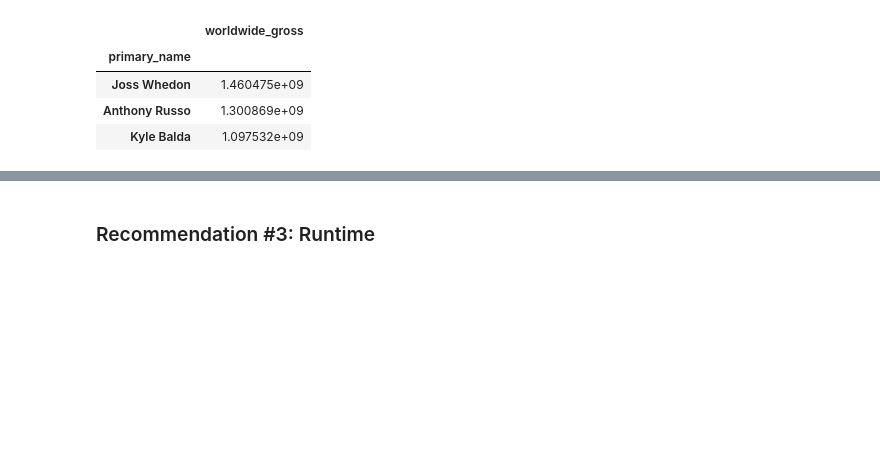
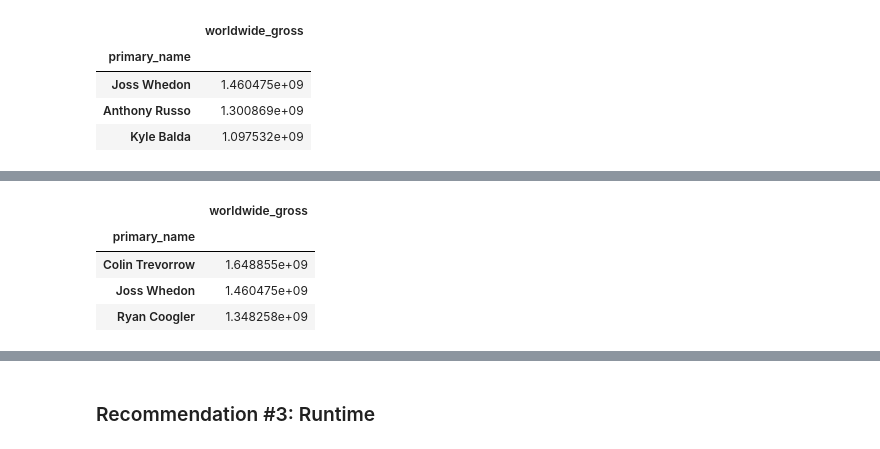
Before and after one commit to abwilliamss/AIAcademy-capstone, a Jupyter notebook: AI Academy Capstone Project.ipynb, the cells around one changed output, grey strips where cells are left out. Drawn from its saved outputs; the diff is of its cells as text; code cells hidden in the pictures; blank space fills up the shorter version.

```diff
--- a/AI Academy Capstone Project.ipynb
+++ b/AI Academy Capstone Project.ipynb
@@ -391,0 +408,10 @@ directors_profit.head(3)
+# %%
+adventure = final_direct[final_direct['genres'] == 'Adventure']
+directors_profit_adventure = adventure.groupby('primary_name').mean()['worldwide_gross'].sort_values(ascending=False).to_frame()
+directors_profit_adventure.head(3)
+# %% [output]
+|  | worldwide_gross |
+| primary_name |  |
+| Colin Trevorrow | 1.648855e+09 |
+| Joss Whedon | 1.460475e+09 |
+| Ryan Coogler | 1.348258e+09 |
```
Also changed, not shown: parts of 22 cells of this notebook.
